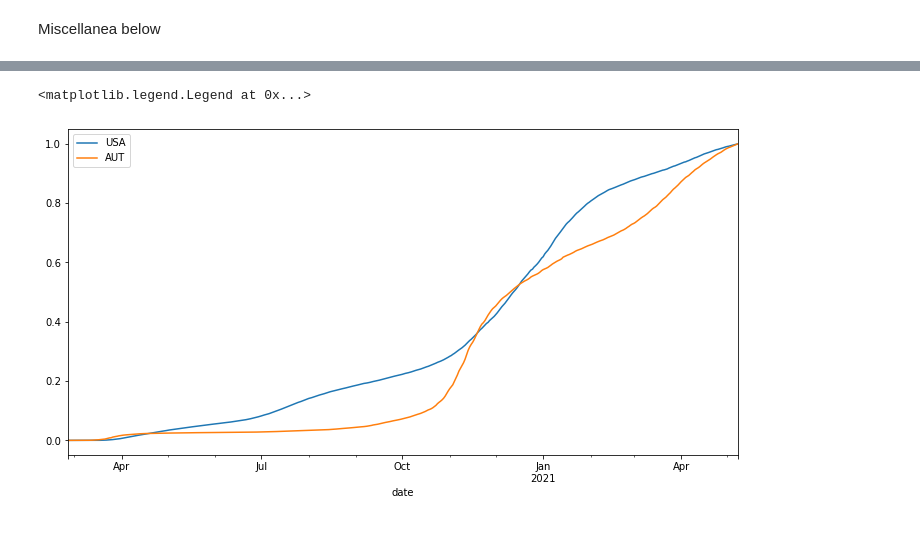
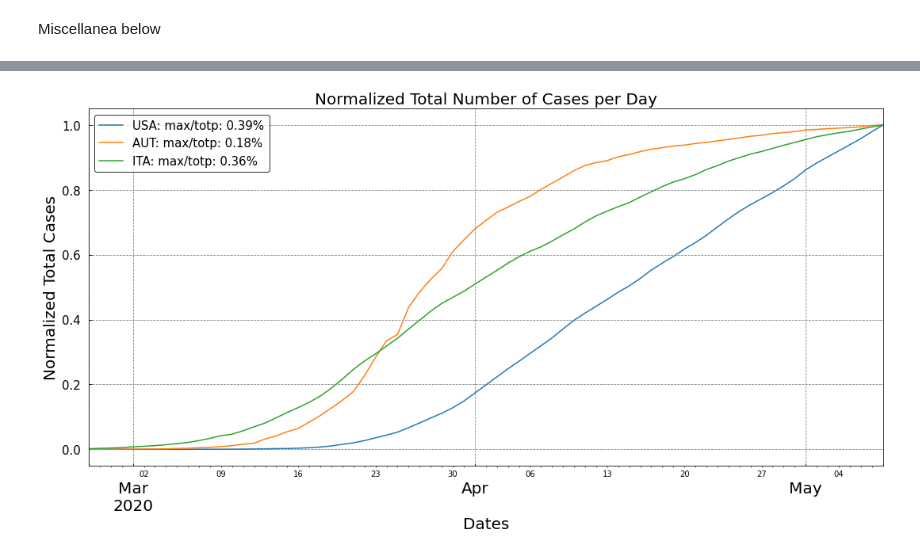
Before and after one commit to RMilock/ComplexSpread, a Jupyter notebook: CSSE_JHU/data_viz.ipynb, the cells around one changed output, grey strips where cells are left out. Drawn from its saved outputs; the diff is of its cells as text; code cells hidden in the pictures.

Commit message:
mv in BS_Code + snippets: 4 past timeline, copy into "Complex Spread"

```diff
--- a/CSSE_JHU/data_viz.ipynb
+++ b/CSSE_JHU/data_viz.ipynb
@@ -6,5 +6,5 @@ df = pd.read_csv(data_url)#.fillna(0).set_index("date")
 df = df.fillna(0).set_index("date")
 df.index = pd.to_datetime(df.index)
 dg = df[["iso_code","new_cases", "total_cases"]]
-#dh = dg[dg["iso_code"].isin(("AUT","USA","ITA"))]
-dg[dg["iso_code"]=="USA"]
+dh = dg[dg["iso_code"].isin(("AUT","USA","ITA"))]
+#dg[dg["iso_code"]=="USA"]
@@ -55,10 +32,10 @@ plt.show()
 # %% [markdown]
 Miscellanea below
 # %%
-
 dfstat = dh[dh["iso_code"]=="AUT"]
-start_date = "2020-02-25"; end_date = "2021-05-08"
+start_date = "2020-02-25"; end_date = "2020-05-08"
 mask = (dfstat.index > start_date) & (dfstat.index <= end_date)
 dfstat = dfstat.loc[mask]
+maxaut = dfstat.iloc[:,-2:].max()["total_cases"] / 89000
+#https://sdw.ecb.europa.eu/quickview.do?SERIES_KEY=139.AME.A.AUT.1.0.0.0.ZUTN&periodSortOrder=ASC
 dfstat = dfstat.iloc[:,-2:].apply(lambda x: x/ x.max(), axis=0)
-dfstat
@@ -80,3 +42,10 @@ dfstat
+# %%
+dfita = dh[dh["iso_code"]=="ITA"]
+start_date = "2020-02-25"; end_date = "2020-05-08"
+mask = (dfita.index > start_date) & (dfita.index <= end_date)
+dfita = dfita.loc[mask]
+maxita = dfita.iloc[:,-2:].max()["total_cases"] / 600000 #https://www.istat.it/en/archivio/253831 /100 for percentage
+dfita = dfita.iloc[:,-2:].apply(lambda x: x/ x.max(), axis=0)
 # %%
 dfusa = dh[dh["iso_code"]=="USA"]
 mask = (dfusa.index > start_date) & (dfusa.index <= end_date)
@@ -101,11 +55,29 @@ dfusa
-# %%
-import matplotlib.pyplot as plt
-fig, axs = plt.subplots(figsize=(12, 6))
-#dfusa = dh[dh["iso_code"]=="USA"]
-#dfstatt = dh[dh["iso_code"]=="AUT"]
-dfusa["total_cases"].plot(ax = axs, label = "USA")
-dfstat["total_cases"].plot(ax = axs, label = "AUT")
-plt.legend()
-# %% [output]
-<matplotlib.legend.Legend at 0x...>
-[figure, removed]
+# %%
+def rhu(n, decimals=0):
+    import math
+    multiplier = 10 ** decimals
+    return math.floor(n*multiplier + 0.5) / multiplier
+
+
+import matplotlib.pyplot as plt
+fig, axs = plt.subplots(figsize=(15, 8))
+#dfusa = dh[dh["iso_code"]=="USA"]
+#dfstatt = dh[dh["iso_code"]=="AUT"]
+dfusa["total_cases"].plot(ax = axs, label = f"USA: max/totp: {rhu(maxusa,2)}%")
+dfstat["total_cases"].plot(ax = axs, label = f"AUT: max/totp: {rhu(maxaut,2)}%")
+dfita["total_cases"].plot(ax = axs, label = f"ITA: max/totp: {rhu(maxita,2)}%")
+
+
+plt.grid(color = "grey", ls = "--")
+plt.xlabel("Dates", fontsize = 20); plt.ylabel("Normalized Total Cases", fontsize = 20);
+plt.title("Normalized Total Number of Cases per Day", fontsize = 20)
+plt.tick_params(axis = "both", labelsize = 15, direction="in", pad=10)
+plt.tick_params(axis = "x", labelsize = 20, direction="in", pad=-25)
+
+#plt.xticks(fontsize=10)
+plt.tight_layout()
+plt.legend(prop = {"size":15}, edgecolor = "k")
+path_string = "/home/hal21/MEGAsync/Tour_Physics2.0/Thesis/NetSciThesis/Project/ComplexSpread/LateX/images/Introduction"
+plt.savefig(f"{path_string}/COVID-RealStates.png", format="png", dpi=200)
+# %% [output]
+[figure, added]
```
Also changed, not shown: parts of 6 cells of this notebook, 44 other files.
